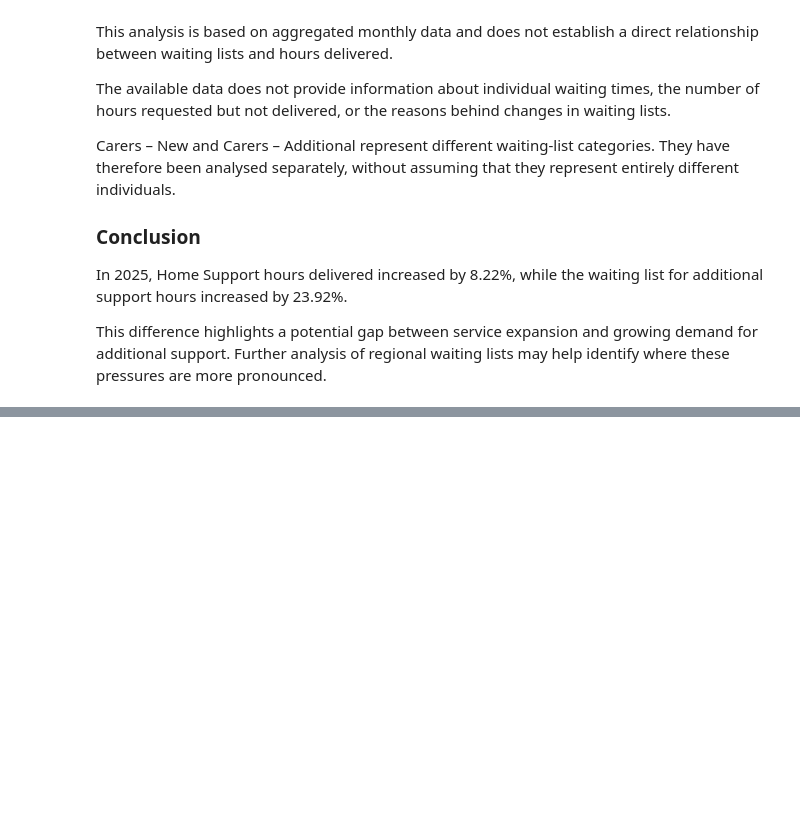
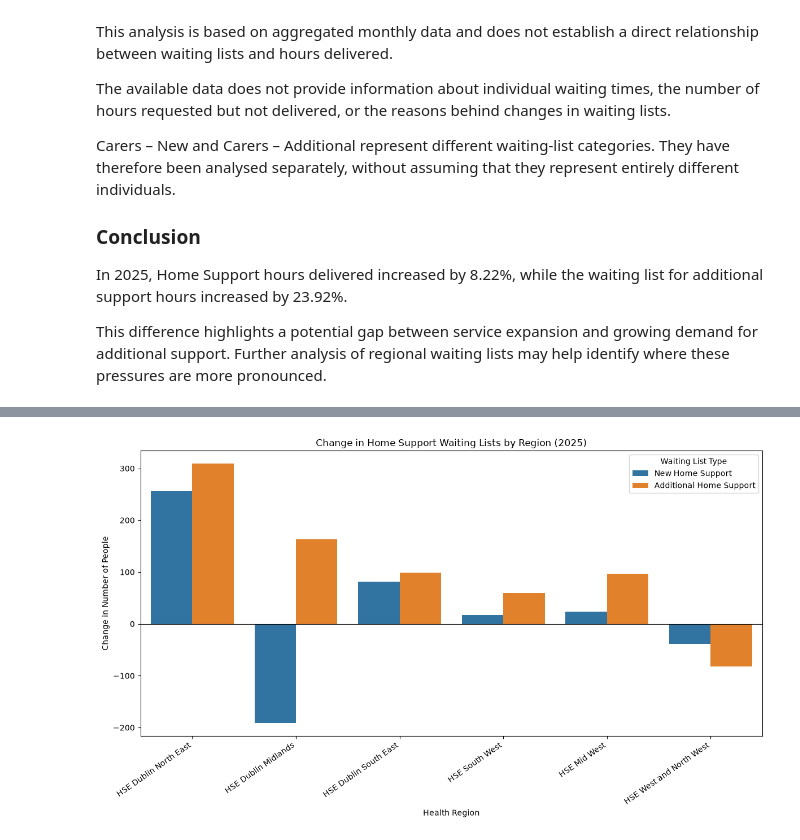
Before and after one commit to thaisCrtn/healthcare-operations-intelligence-ireland, a Jupyter notebook: notebooks/02_home_care_operations.ipynb, the cells around one changed output, grey strips where cells are left out. Cells and saved outputs as stored; diff of their text form; code cells hidden in the pictures; blank space fills up the shorter version.

```diff
--- a/notebooks/02_home_care_operations.ipynb
+++ b/notebooks/02_home_care_operations.ipynb
@@ -1148,0 +1358,12 @@ This difference highlights a potential gap between service expansion and growing
+# %%
+df_regional_plot = df_regional_comparison[
+    ['health_region', 'new_absolute_change', 'additional_absolute_change']
+].copy()
+
+df_regional_plot = df_regional_plot.melt(
+    id_vars='health_region',
+    var_name='waiting_list_type',
+    value_name='absolute_change'
+)
+
+df_regional_plot
@@ -1148,0 +1384,29 @@ This difference highlights a potential gap between service expansion and growing
+# %%
+df_regional_plot['waiting_list_type'] = (
+    df_regional_plot['waiting_list_type'].replace({
+        'new_absolute_change': 'New Home Support',
+        'additional_absolute_change': 'Additional Home Support'
+    })
+)
+
+plt.figure(figsize=(12,7))
+
+ax = sns.barplot(
+    data=df_regional_plot,
+    x='health_region',
+    y='absolute_change',
+    hue='waiting_list_type'
+)
+
+ax.axhline(y=0, color='black', linewidth=0.8)
+
+plt.title('Change in Home Support Waiting Lists by Region (2025)')
+plt.xlabel('Health Region')
+plt.ylabel('Change in Number of People')
+plt.xticks(rotation=35, ha='right')
+plt.legend(title='Waiting List Type')
+
+plt.tight_layout()
+plt.show()
+# %% [output]
+[figure, added]
```
Also changed, not shown: parts of 23 cells of this notebook, 1 other file.
